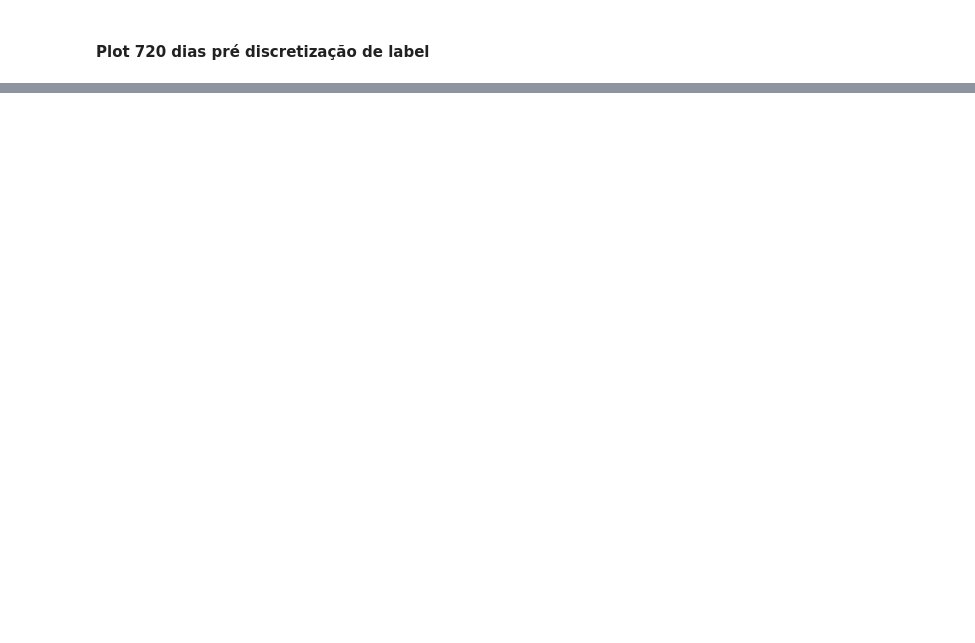
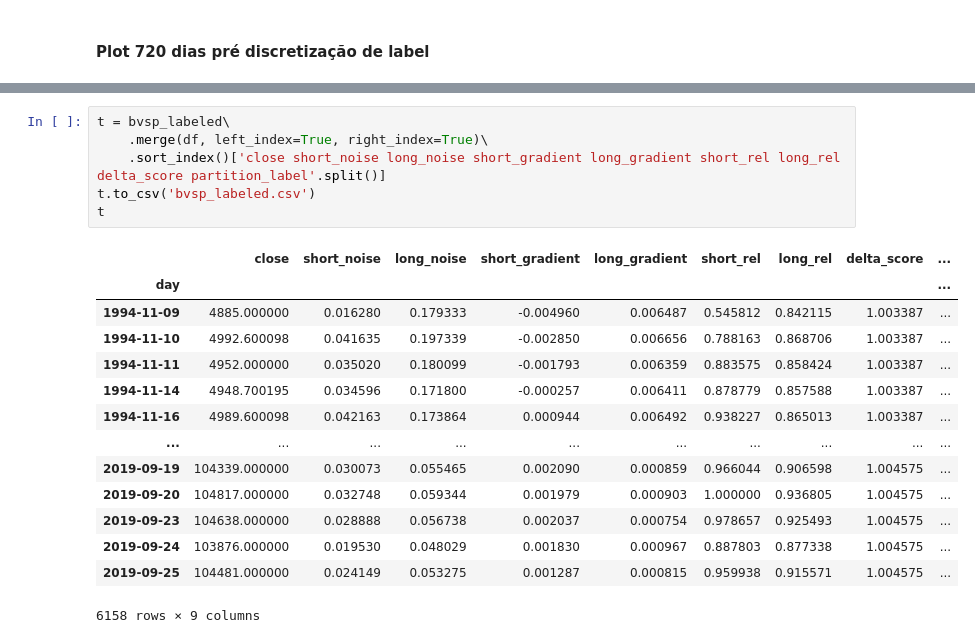
Before and after one commit to E-Trindade/complex_networks-bvsp, a Jupyter notebook: Ep2.ipynb, the cells around one changed output, grey strips where cells are left out. Saved outputs shown, nothing was run; the diff lists cells and outputs as text; blank space fills up the shorter version.

```diff
--- a/Ep2.ipynb
+++ b/Ep2.ipynb
@@ -528,0 +538,21 @@ plt.savefig('plots/classified_720.png')
+# %%
+t = bvsp_labeled\
+    .merge(df, left_index=True, right_index=True)\
+    .sort_index()['close short_noise long_noise short_gradient long_gradient short_rel long_rel delta_score partition_label'.split()]
+t.to_csv('bvsp_labeled.csv')
+t
+# %% [output]
+|  | close | short_noise | long_noise | short_gradient | long_gradient | short_rel | long_rel | delta_score | ... |
+| day |  |  |  |  |  |  |  |  | ... |
+| 1994-11-09 | 4885.000000 | 0.016280 | 0.179333 | -0.004960 | 0.006487 | 0.545812 | 0.842115 | 1.003387 | ... |
+| 1994-11-10 | 4992.600098 | 0.041635 | 0.197339 | -0.002850 | 0.006656 | 0.788163 | 0.868706 | 1.003387 | ... |
+| 1994-11-11 | 4952.000000 | 0.035020 | 0.180099 | -0.001793 | 0.006359 | 0.883575 | 0.858424 | 1.003387 | ... |
+| 1994-11-14 | 4948.700195 | 0.034596 | 0.171800 | -0.000257 | 0.006411 | 0.878779 | 0.857588 | 1.003387 | ... |
+| 1994-11-16 | 4989.600098 | 0.042163 | 0.173864 | 0.000944 | 0.006492 | 0.938227 | 0.865013 | 1.003387 | ... |
+| ... | ... | ... | ... | ... | ... | ... | ... | ... | ... |
+| 2019-09-19 | 104339.000000 | 0.030073 | 0.055465 | 0.002090 | 0.000859 | 0.966044 | 0.906598 | 1.004575 | ... |
+| 2019-09-20 | 104817.000000 | 0.032748 | 0.059344 | 0.001979 | 0.000903 | 1.000000 | 0.936805 | 1.004575 | ... |
+| 2019-09-23 | 104638.000000 | 0.028888 | 0.056738 | 0.002037 | 0.000754 | 0.978657 | 0.925493 | 1.004575 | ... |
+| 2019-09-24 | 103876.000000 | 0.019530 | 0.048029 | 0.001830 | 0.000967 | 0.887803 | 0.877338 | 1.004575 | ... |
+| 2019-09-25 | 104481.000000 | 0.024149 | 0.053275 | 0.001287 | 0.000815 | 0.959938 | 0.915571 | 1.004575 | ... |
+6158 rows × 9 columns
```
Also changed, not shown: parts of 23 cells of this notebook, 8 other files.
